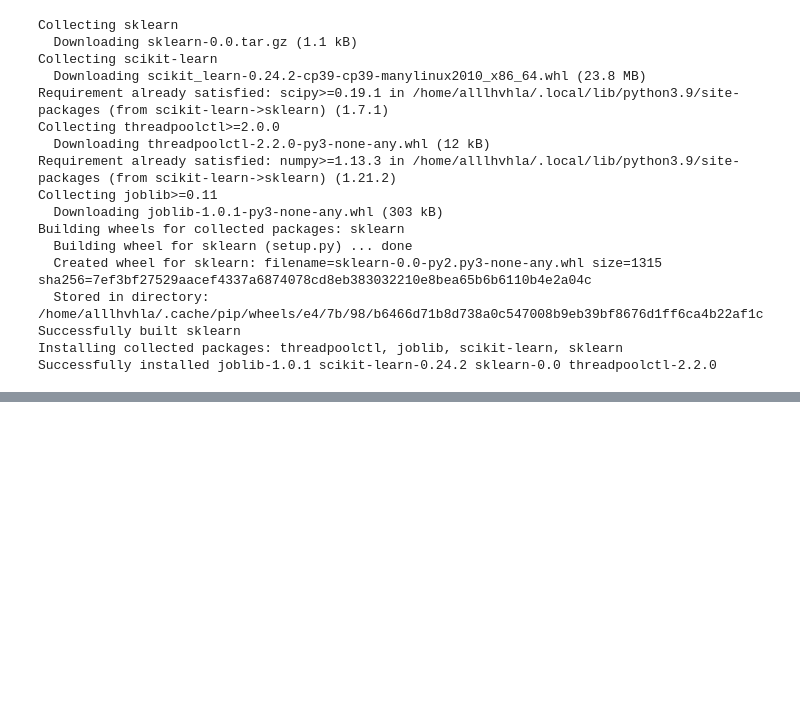
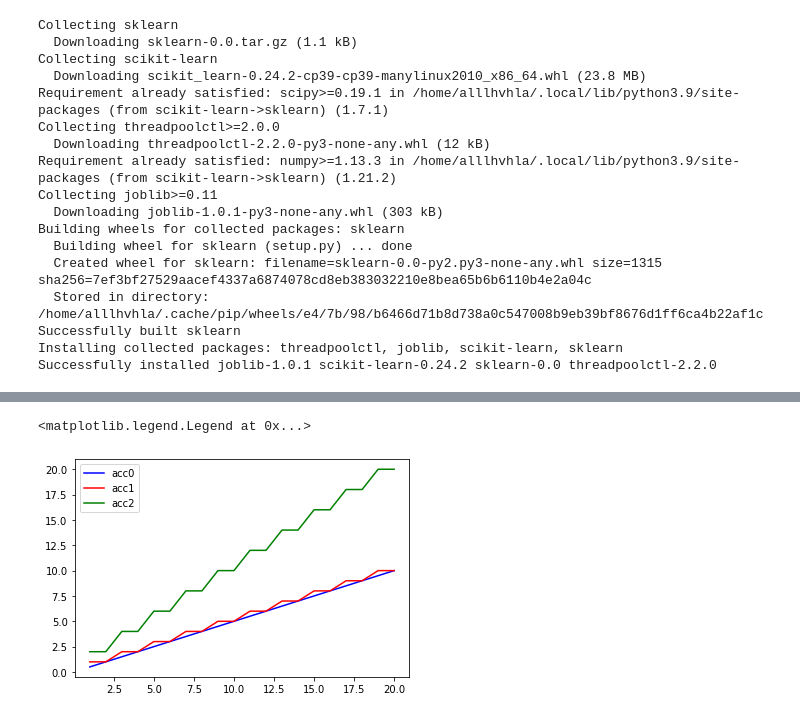
Before and after one commit to uowol/develop_on_linux, a Jupyter notebook: study/machine_learning/ai_studynote.ipynb, the cells around one changed output, grey strips where cells are left out. Drawn from its saved outputs; the diff is of its cells as text; code cells hidden in the pictures; blank space fills up the shorter version.

```diff
--- a/study/machine_learning/ai_studynote.ipynb
+++ b/study/machine_learning/ai_studynote.ipynb
@@ -44,0 +88,11 @@ array([0, 0, 0, 0, 0, 0, 0, 0, 0, 0, 0, 0, 0, 0, 0, 0, 0, 0, 0, 0, 0, 0,
+# %%
+a=np.array([int(i/2+1) for i in range(20)])
+b=2*a
+epochs=np.arange(1,len(a)+1)
+plt.plot(epochs, epochs/2, 'b', label='acc0')   # y=x/2
+plt.plot(epochs, a, 'r', label='acc1')
+plt.plot(epochs, b, 'g', label='acc2')
+plt.legend()
+# %% [output]
+<matplotlib.legend.Legend at 0x...>
+[figure, added]
```
Also changed, not shown: parts of 6 cells of this notebook, 41 other files.
